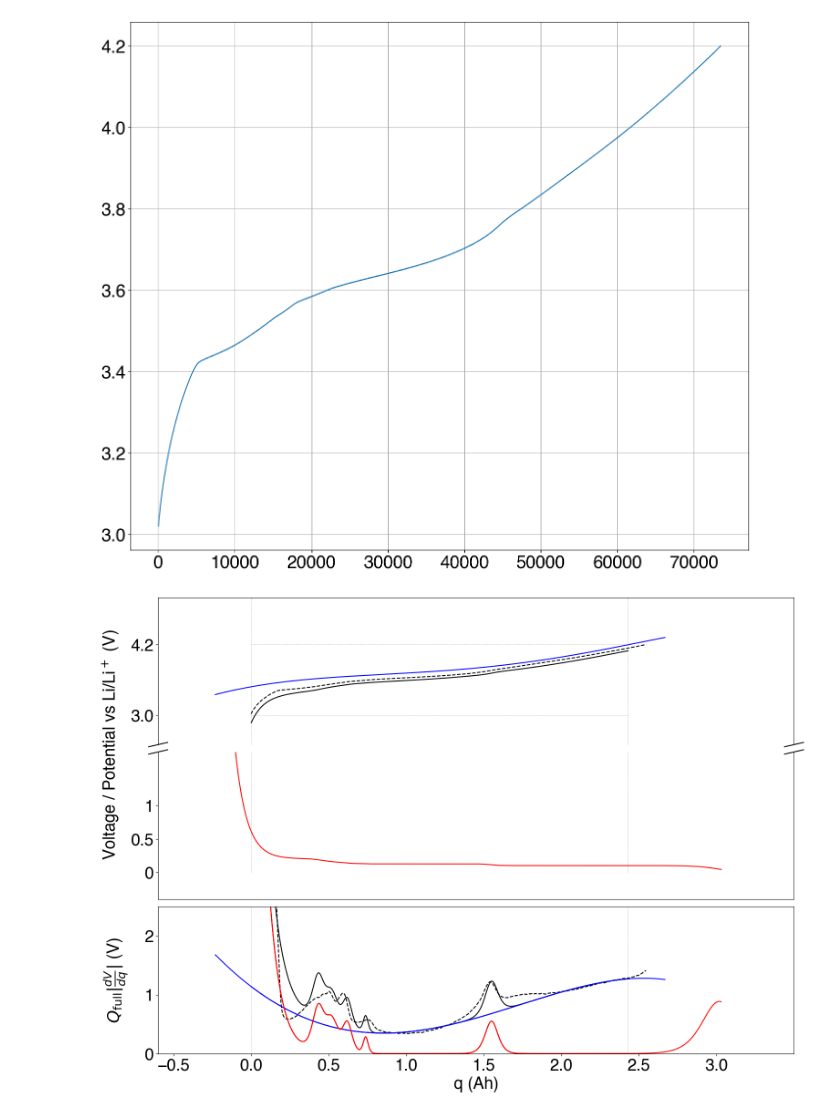
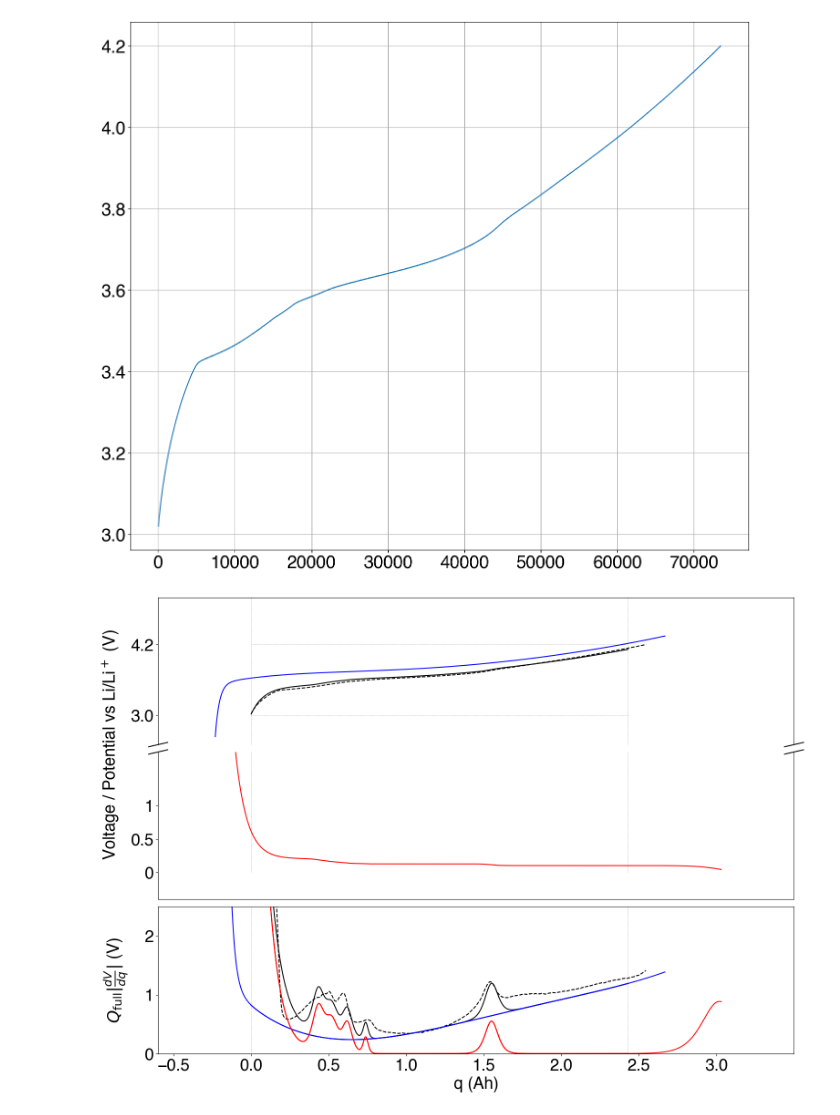
Before and after one commit to wengandrew/formation-modeling, a Jupyter notebook: notebooks/2023_05_01_fresh_voltage_fit.ipynb, the cells around one changed output. Saved outputs shown, nothing was run; the diff lists cells and outputs as text; code cells hidden in the pictures.

```diff
--- a/notebooks/2023_05_01_fresh_voltage_fit.ipynb
+++ b/notebooks/2023_05_01_fresh_voltage_fit.ipynb
@@ -120,7 +120,7 @@ y_vec = np.linspace(0, 1, 1000)
 x_vec = np.linspace(0, 1, 1000)
 
 qpos = Cp*(y0 - y_vec)
-vpos = mu.UpNMC(y_vec)
+vpos = mu.Up(y_vec)
 qneg = Cn*(x_vec - x0)
 vneg = mu.UnGr(x_vec)
 
@@ -129,8 +129,8 @@ q = np.linspace(0, qmax, 1000)
 
 y = y0 - q/Cp
 x = x0 + q/Cn
-Voc = mu.UpNMC(y) - mu.UnGr(x)
-Up = mu.UpNMC(y)
+Voc = mu.Up(y) - mu.UnGr(x)
+Up = mu.Up(y)
 Un = mu.UnGr(x)
 
 plotter.initialize(plt)
@@ -168,34 +168,34 @@ ax2.set_xticks([])
 d = 0.015
 kwargs = dict(transform=ax1.transAxes, color='k', clip_on=False)
 ax1.plot((-d,+d), (-d,+d), **kwargs)
 ax1.plot((1-d,1+d),(-d,+d), **kwargs)
 
 kwargs.update(transform=ax2.transAxes, color='k', clip_on=False)
 ax2.plot((-d,+d), (1-d,1+d), **kwargs)
 ax2.plot((1-d,1+d), (1-d,1+d), **kwargs)
 
 # Make the dV/dQ plot
 ax3.plot(qq, dv1/dq1*np.max(qq), c='k', ls='--')
 ax3.plot(q, np.gradient(Voc)/np.gradient(q)*np.max(q), 'k')
 ax3.plot(q, np.gradient(Up)/np.gradient(q)*np.max(q), 'b')
 ax3.plot(qpos, np.gradient(vpos)/np.gradient(qpos)*np.max(q), 'b')
 ax3.plot(q, -np.gradient(Un)/np.gradient(q)*np.max(q), 'r')
 ax3.plot(qneg, -np.gradient(vneg)/np.gradient(qneg)*np.max(q), 'r')
 ax3.yaxis.set_label_coords(-0.045, 0.00)
 ax3.set_xlabel('q (Ah)')
 ax3.set_xticks([-0.5, 0, 0.5, 1, 1.5, 2, 2.5, 3])
 ax3.set_ylabel(r'$Q_{\mathrm{full}}\left|\frac{dV}{dq}\right|$ (V)')
 ax3.set_ylim((0, 2.5))
 
 # Set shared axis settings
 for ax in [ax1, ax2, ax3]:
     ax.set_xlim((-0.6, 3.5))
     ax.grid(False)
     ax.vlines(x=[0, np.max(q)], ymin=0, ymax=5,
               color=[0.4, 0.4, 0.4], linewidth=0.5,
               linestyle=':')
 # %% [output]
-[figure, old version]
+[figure, new version]
 # %%
 plt.figure()
 
```
Also changed, not shown: parts of 1 cell of this notebook, 2 other files.
